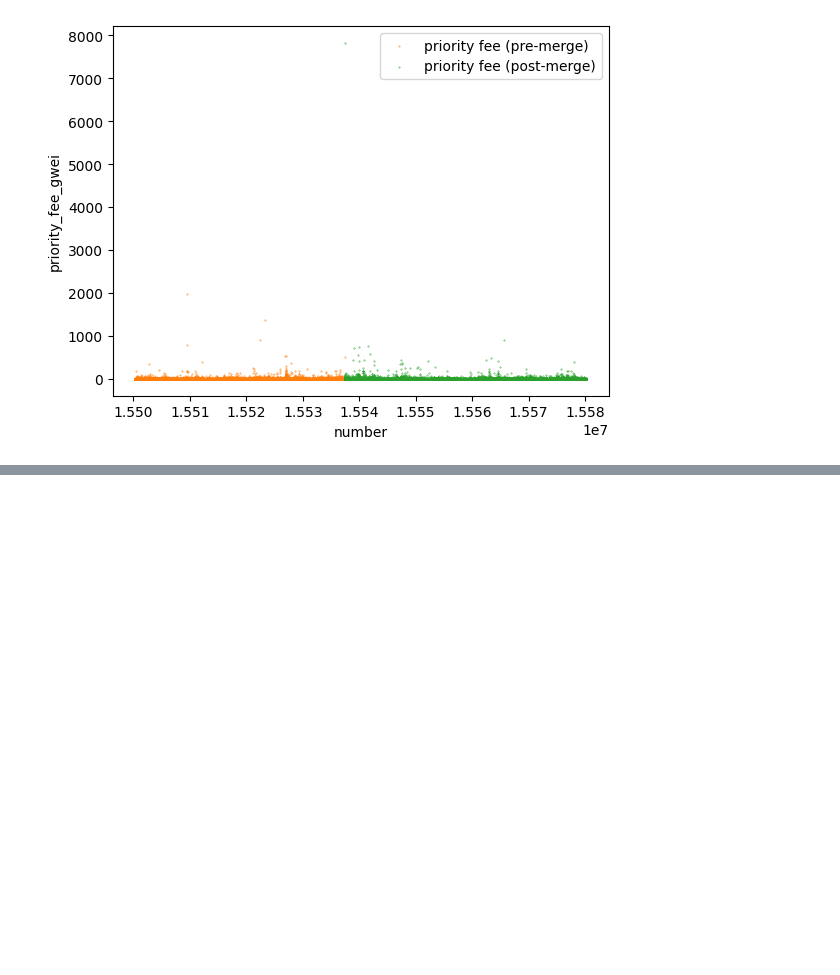
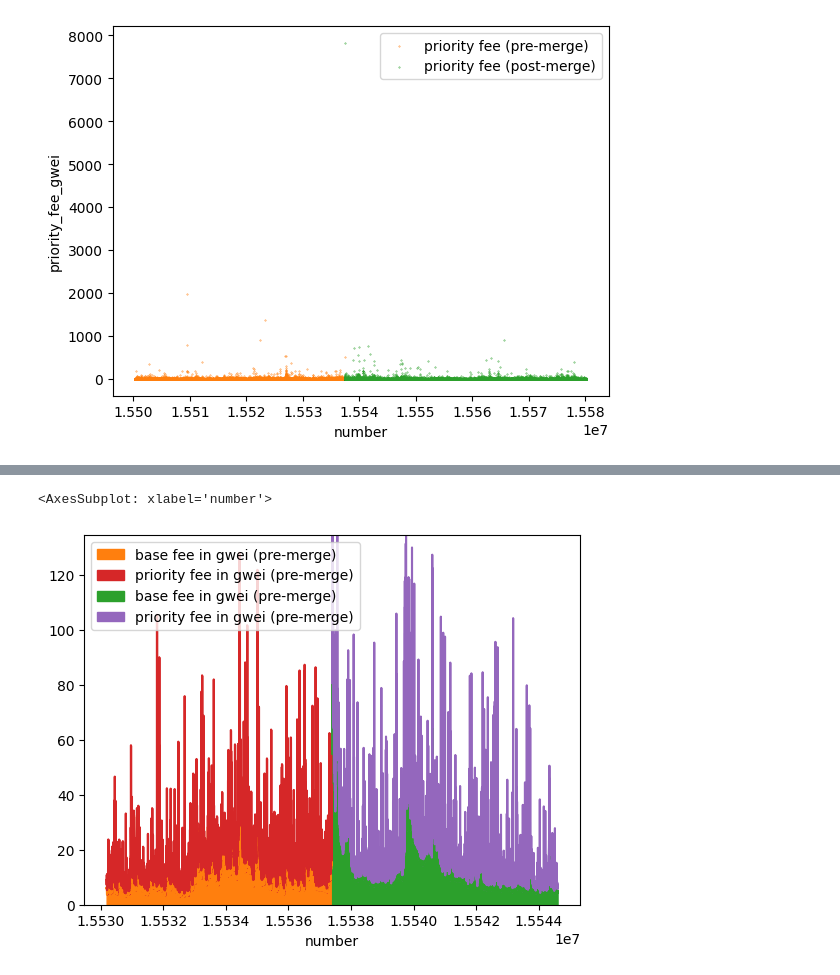
Before and after one commit to fmrmf/merge-challenge, a Jupyter notebook: notebook/transactions.ipynb, the cells around one changed output, grey strips where cells are left out. Saved outputs shown, nothing was run; the diff lists cells and outputs as text; code cells hidden in the pictures; blank space fills up the shorter version.

```diff
--- a/notebook/transactions.ipynb
+++ b/notebook/transactions.ipynb
@@ -391,0 +408,7 @@ qt_group_by_block_avgs[(qt_group_by_block_avgs["number"] >= merge_block_number)
+# %%
+# look close to merge block
+ax = qt_group_by_block_avgs[(qt_group_by_block_avgs["number"] < merge_block_number) & (qt_group_by_block_avgs["number"] >= merge_block_number - 86400 // 12) & (qt_group_by_block_avgs["priority_fee_gwei"] < fee_filter_max/10)].plot(x='number', y=['base_fee_gwei', 'priority_fee_gwei'], kind='area', color=['C1', 'C3'], label=['base fee in gwei (pre-merge)', 'priority fee in gwei (pre-merge)'])
+qt_group_by_block_avgs[(qt_group_by_block_avgs["number"] >= merge_block_number) & (qt_group_by_block_avgs["number"] <= merge_block_number + 86400 // 12) & (qt_group_by_block_avgs["priority_fee_gwei"] < fee_filter_max/10)].plot(x='number', y=['base_fee_gwei', 'priority_fee_gwei'], kind='area', color=['C2', 'C4'], label=['base fee in gwei (pre-merge)', 'priority fee in gwei (pre-merge)'], ax=ax)
+# %% [output]
+<AxesSubplot: xlabel='number'>
+[figure, added]
```
Also changed, not shown: parts of 27 cells of this notebook, 3 other files.
